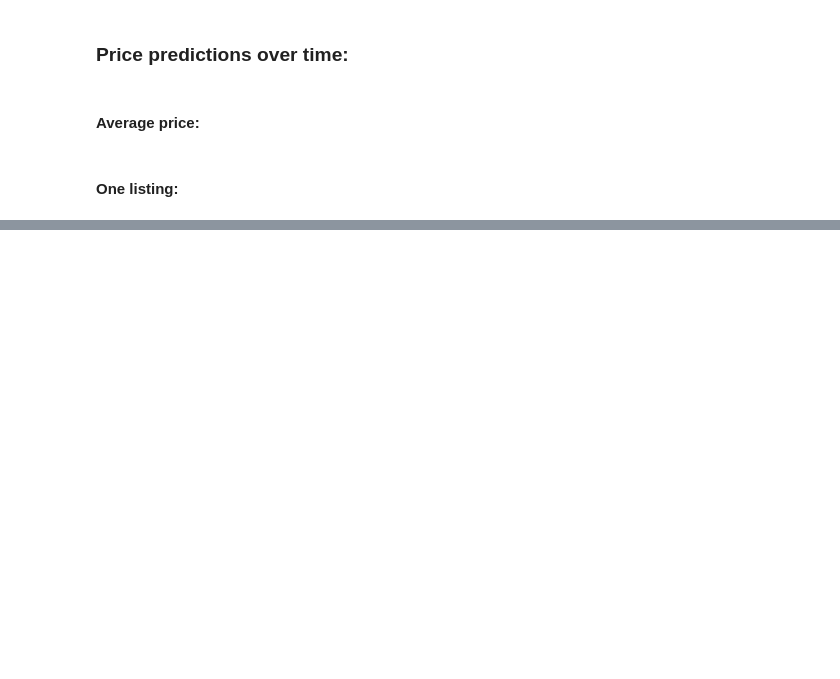
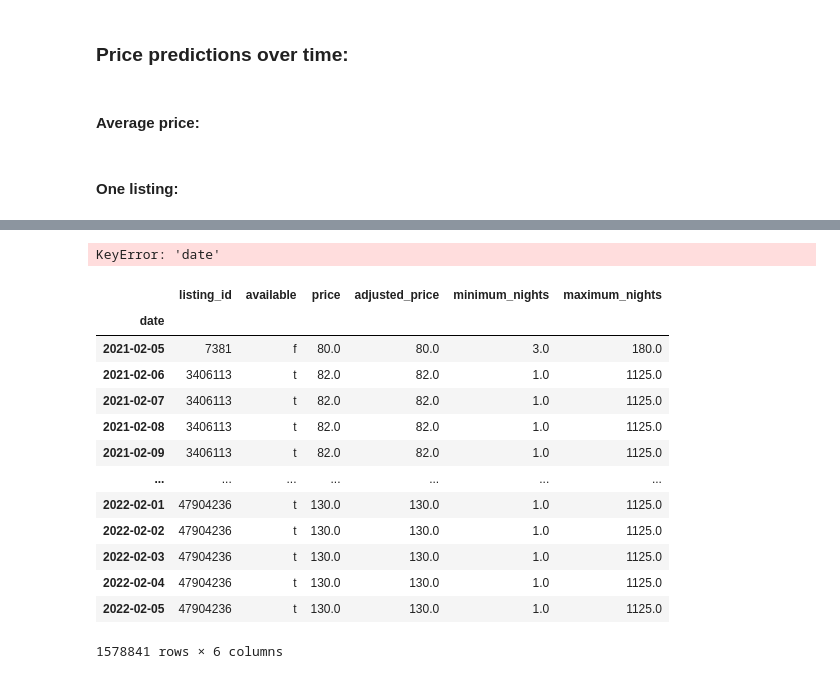
Before and after one commit to charlynebuerki/data-visualization-project-2021-cam, a Jupyter notebook: notebooks/eda.ipynb, the cells around one changed output, grey strips where cells are left out. Cells and saved outputs as stored; diff of their text form; code cells hidden in the pictures; blank space fills up the shorter version.

```diff
--- a/notebooks/eda.ipynb
+++ b/notebooks/eda.ipynb
@@ -847,3 +875,41 @@ axs[1].plot(one_list['price'], label='Second wave: 4.02.2021')
 axs[1].plot(one_list_08['price']['2021'], label='Second wave: 08.01.2021')
 axs[1].plot(one_list_19['price']['2021'], label='First wave: 19.05.2020')
 axs[1].set_title('Price predictions in 2021 for one listing:')
+# %%
+# Vaud:
+# recent dates:
+PATH_VAUD = '../data/vaud/calendar_archives/'
+calendar_recent = format_calendar_data(pd.read_csv(PATH_VAUD+'calendar_04_02_2021.csv'))
+
+
+# Zurich:
+# recent dates:
+PATH_ZH = '../data/zurich/calendar_archives/'
+calendar_recent_zh = format_calendar_data(pd.read_csv(PATH_ZH+'calendar_04_02_2021.csv'))
+
+
+# Geneva:
+# recent dates:
+PATH_GV = '../data/geneva/calendar_archives/'
+calendar_recent_gv = format_calendar_data(pd.read_csv(PATH_GV+'calendar_04_02_2021.csv'))
+# %%
+format_calendar_data(pd.read_csv(PATH_VAUD+'listings_details.csv'))
+# %% [output]
+KeyError: 'date'
+# %%
+calendar_recent
+# %% [output]
+|  | listing_id | available | price | adjusted_price | minimum_nights | maximum_nights |
+| date |  |  |  |  |  |  |
+| 2021-02-05 | 7381 | f | 80.0 | 80.0 | 3.0 | 180.0 |
+| 2021-02-06 | 3406113 | t | 82.0 | 82.0 | 1.0 | 1125.0 |
+| 2021-02-07 | 3406113 | t | 82.0 | 82.0 | 1.0 | 1125.0 |
+| 2021-02-08 | 3406113 | t | 82.0 | 82.0 | 1.0 | 1125.0 |
+| 2021-02-09 | 3406113 | t | 82.0 | 82.0 | 1.0 | 1125.0 |
+| ... | ... | ... | ... | ... | ... | ... |
+| 2022-02-01 | 47904236 | t | 130.0 | 130.0 | 1.0 | 1125.0 |
+| 2022-02-02 | 47904236 | t | 130.0 | 130.0 | 1.0 | 1125.0 |
+| 2022-02-03 | 47904236 | t | 130.0 | 130.0 | 1.0 | 1125.0 |
+| 2022-02-04 | 47904236 | t | 130.0 | 130.0 | 1.0 | 1125.0 |
+| 2022-02-05 | 47904236 | t | 130.0 | 130.0 | 1.0 | 1125.0 |
+1578841 rows × 6 columns
```
Also changed, not shown: parts of 6 cells of this notebook, 24 other files.
